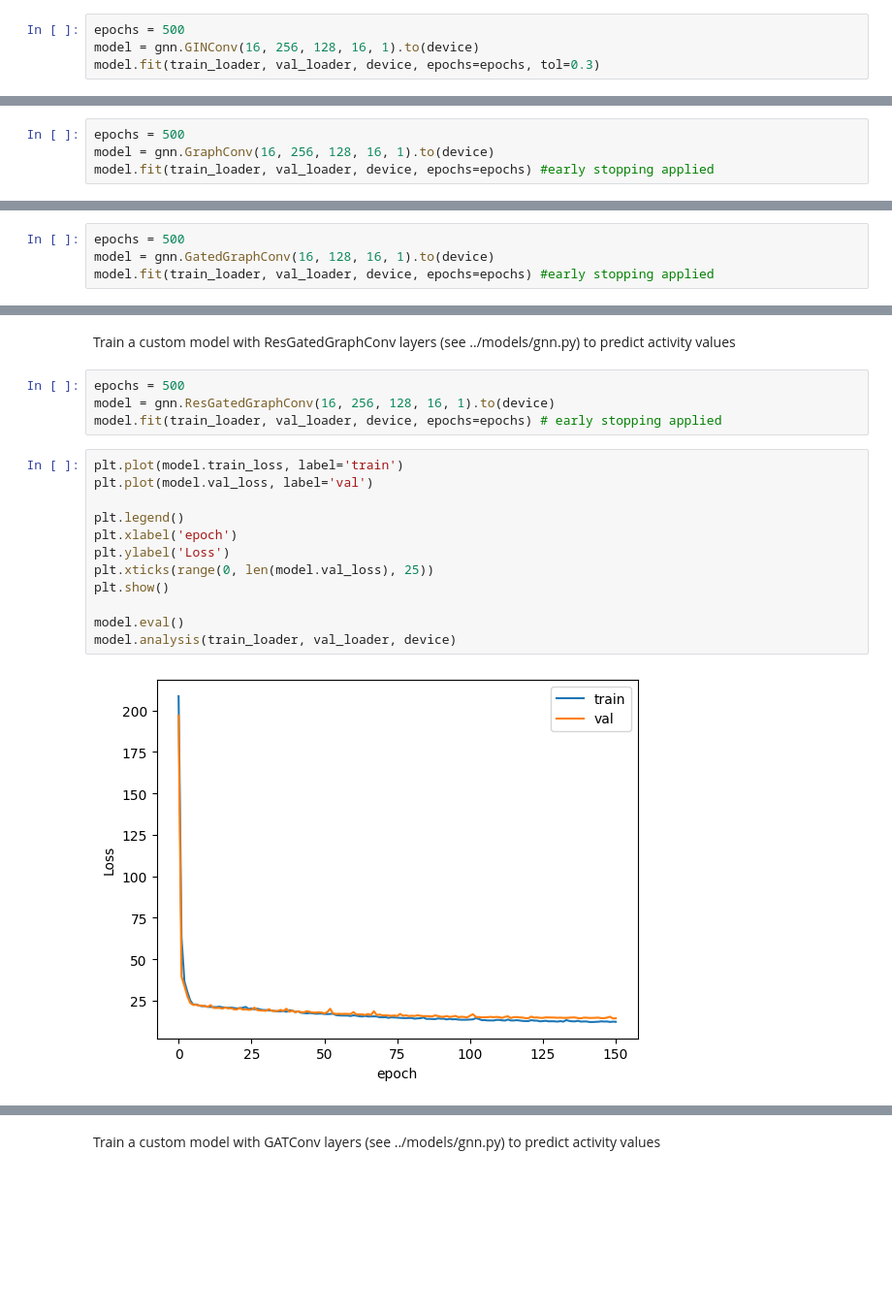
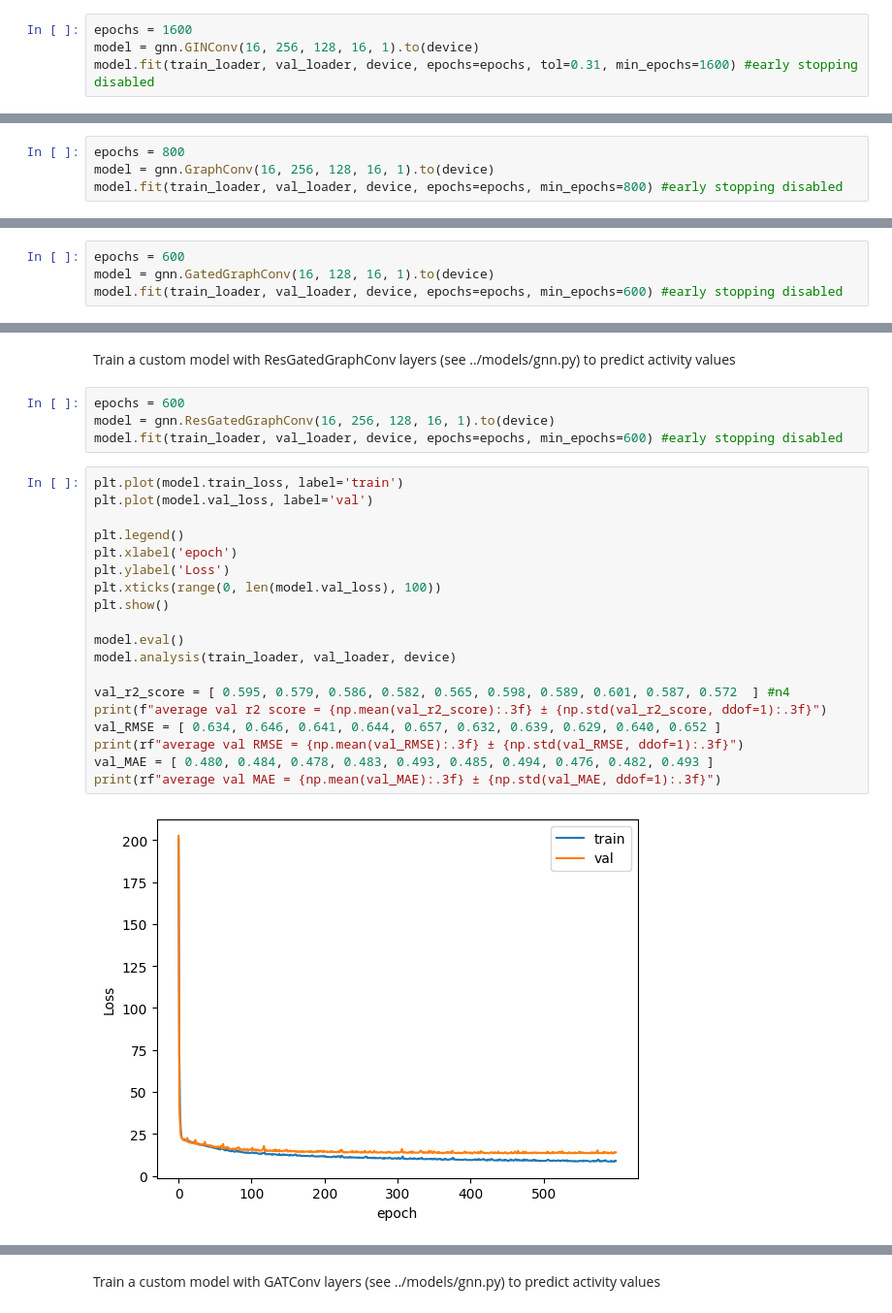
Before and after one commit to lizasidler/qsar-benchmark, a Jupyter notebook: notebooks/GNN_regression.ipynb, the cells around one changed output, grey strips where cells are left out. Shown at 97% size. Drawn from its saved outputs; the diff is of its cells as text; blank space fills up the shorter version.

```diff
--- a/notebooks/GNN_regression.ipynb
+++ b/notebooks/GNN_regression.ipynb
@@ -71,9 +81,9 @@ Val MAE:      ±0.538
 # %% [markdown]
 Train a custom model with GINConv layers (see ../models/gnn.py) to predict activity values
 # %%
-epochs = 500
+epochs = 1600
 model = gnn.GINConv(16, 256, 128, 16, 1).to(device)
-model.fit(train_loader, val_loader, device, epochs=epochs, tol=0.3)
+model.fit(train_loader, val_loader, device, epochs=epochs, tol=0.31, min_epochs=1600) #early stopping disabled
 # %%
 plt.plot(model.train_loss, label='train')
 plt.plot(model.val_loss, label='val')
@@ -97,9 +117,9 @@ Val MAE:      ±0.553
 # %% [markdown]
 Train a custom model with GraphConv layers (see ../models/gnn.py) to predict activity values
 # %%
-epochs = 500
+epochs = 800
 model = gnn.GraphConv(16, 256, 128, 16, 1).to(device)
-model.fit(train_loader, val_loader, device, epochs=epochs) #early stopping applied
+model.fit(train_loader, val_loader, device, epochs=epochs, min_epochs=800) #early stopping disabled
 # %%
 plt.plot(model.train_loss, label='train')
 plt.plot(model.val_loss, label='val')
@@ -123,9 +153,9 @@ Val MAE:      ±0.525
 # %% [markdown]
 Train a custom model with GatedGraphConv layers (see ../models/gnn.py) to predict activity values
 # %%
-epochs = 500
+epochs = 600
 model = gnn.GatedGraphConv(16, 128, 16, 1).to(device)
-model.fit(train_loader, val_loader, device, epochs=epochs) #early stopping applied
+model.fit(train_loader, val_loader, device, epochs=epochs, min_epochs=600) #early stopping disabled
 # %%
 plt.plot(model.train_loss, label='train')
 plt.plot(model.val_loss, label='val')
@@ -149,20 +189,27 @@ Val MAE:      ±0.455
 # %% [markdown]
 Train a custom model with ResGatedGraphConv layers (see ../models/gnn.py) to predict activity values
 # %%
-epochs = 500
+epochs = 600
 model = gnn.ResGatedGraphConv(16, 256, 128, 16, 1).to(device)
-model.fit(train_loader, val_loader, device, epochs=epochs) # early stopping applied
+model.fit(train_loader, val_loader, device, epochs=epochs, min_epochs=600) #early stopping disabled
 # %%
 plt.plot(model.train_loss, label='train')
 plt.plot(model.val_loss, label='val')
 
 plt.legend()
 plt.xlabel('epoch')
 plt.ylabel('Loss')
-plt.xticks(range(0, len(model.val_loss), 25))
+plt.xticks(range(0, len(model.val_loss), 100))
 plt.show()
 
 model.eval()
 model.analysis(train_loader, val_loader, device)
+
+val_r2_score = [ 0.595, 0.579, 0.586, 0.582, 0.565, 0.598, 0.589, 0.601, 0.587, 0.572  ] #n4
+print(f"average val r2 score = {np.mean(val_r2_score):.3f} ± {np.std(val_r2_score, ddof=1):.3f}")
+val_RMSE = [ 0.634, 0.646, 0.641, 0.644, 0.657, 0.632, 0.639, 0.629, 0.640, 0.652 ]
+print(rf"average val RMSE = {np.mean(val_RMSE):.3f} ± {np.std(val_RMSE, ddof=1):.3f}")
+val_MAE = [ 0.480, 0.484, 0.478, 0.483, 0.493, 0.485, 0.494, 0.476, 0.482, 0.493 ]
+print(rf"average val MAE = {np.mean(val_MAE):.3f} ± {np.std(val_MAE, ddof=1):.3f}")
 # %% [output]
-[figure, old version]
+[figure, new version]
```
Also changed, not shown: parts of 10 cells of this notebook.
